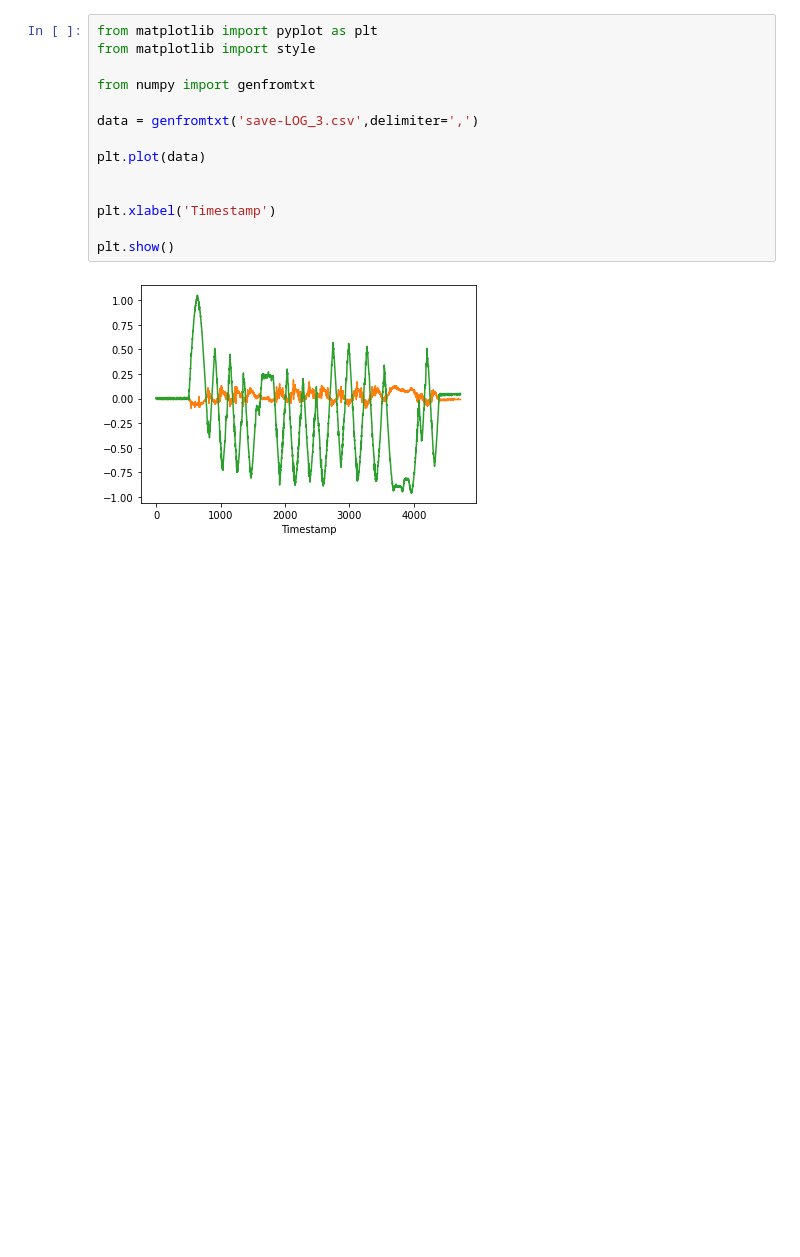
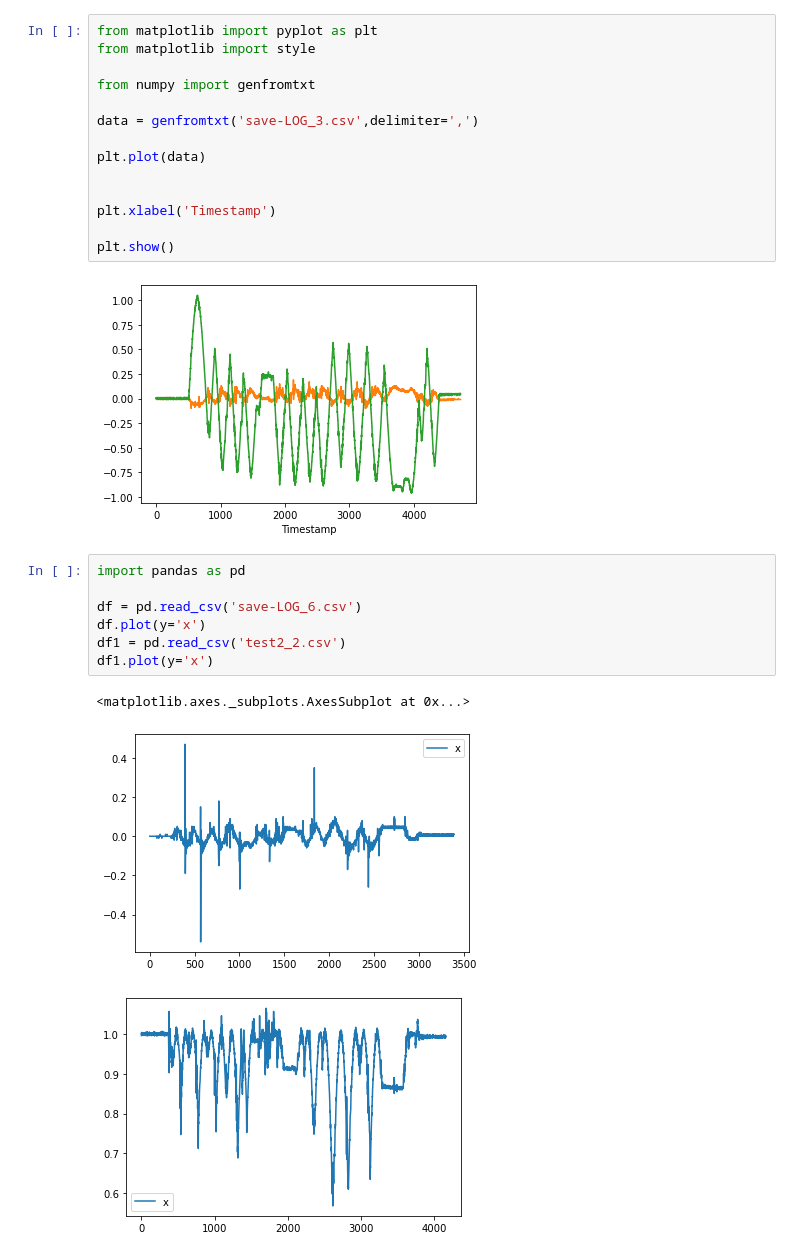
Before and after one commit to wianoski/lcs-bridge, a Jupyter notebook: RTU/fix_RTU01/rec acc/rec acc.ipynb, the cells around one changed output. Saved outputs shown, nothing was run; the diff lists cells and outputs as text; blank space fills up the shorter version.

```diff
--- a/RTU/fix_RTU01/rec acc/rec acc.ipynb
+++ b/RTU/fix_RTU01/rec acc/rec acc.ipynb
@@ -57,3 +41,14 @@ plt.xlabel('Timestamp')
 plt.show()
 # %% [output]
 [figure]
+# %%
+import pandas as pd
+
+df = pd.read_csv('save-LOG_6.csv')
+df.plot(y='x')
+df1 = pd.read_csv('test2_2.csv')
+df1.plot(y='x')
+# %% [output]
+<matplotlib.axes._subplots.AxesSubplot at 0x...>
+[figure, added]
+[figure, added]
```
Also changed, not shown: parts of 6 cells of this notebook, 12 other files.
